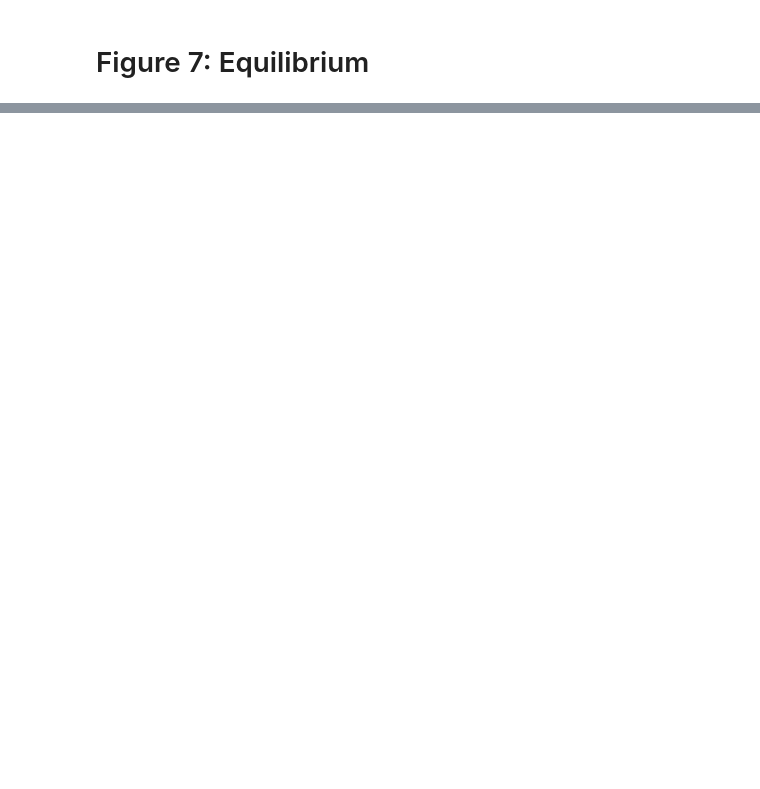
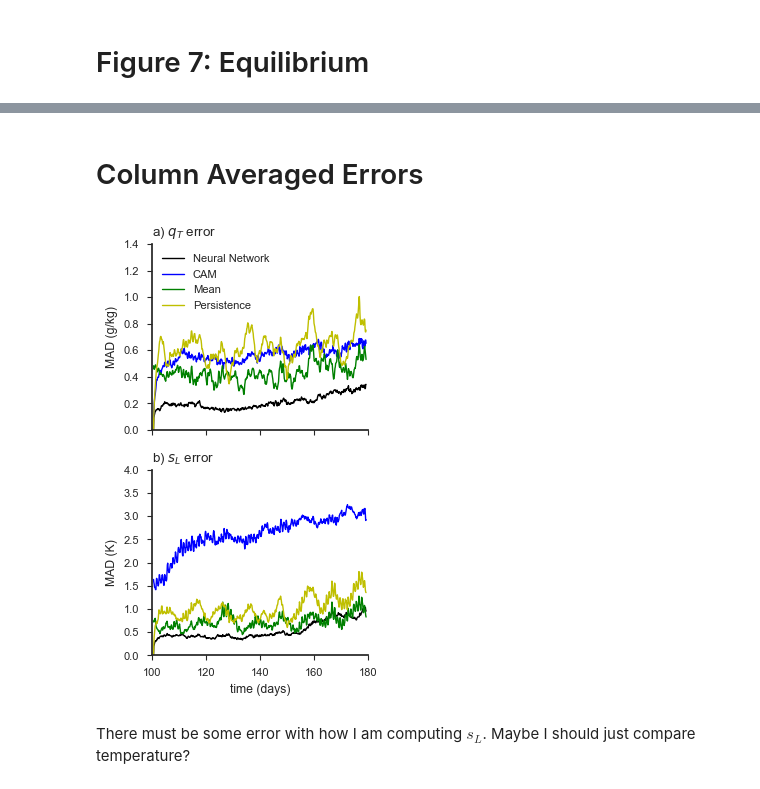
Before and after one commit to nbren12/uwnet, a Jupyter notebook: results/reports/2.1-ndb-paper-plots.ipynb, the cells around one changed output, grey strips where cells are left out. Drawn from its saved outputs; the diff is of its cells as text; code cells hidden in the pictures; blank space fills up the shorter version.

```diff
--- a/results/reports/2.1-ndb-paper-plots.ipynb
+++ b/results/reports/2.1-ndb-paper-plots.ipynb
@@ -138,0 +200,9 @@ with plt.rc_context({'axes.titlepad': 8.0}):
+# %% [markdown]
+# Column Averaged Errors
+# %%
+axs = te.plot_column_error(ds_test.isel(y=8));
+plt.savefig("/Users/noah/Dropbox/errCol.pdf")
+# %% [output]
+[figure, added]
+# %% [markdown]
+There must be some error with how I am computing $s_L$. Maybe I should just compare temperature?
```
Also changed, not shown: parts of 9 cells of this notebook, 3 other files.
